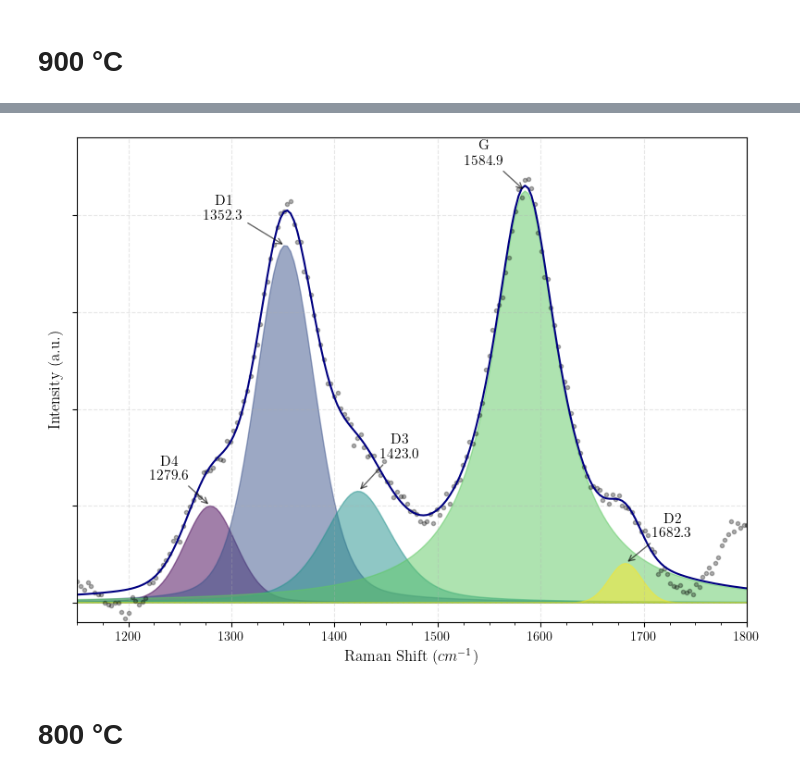
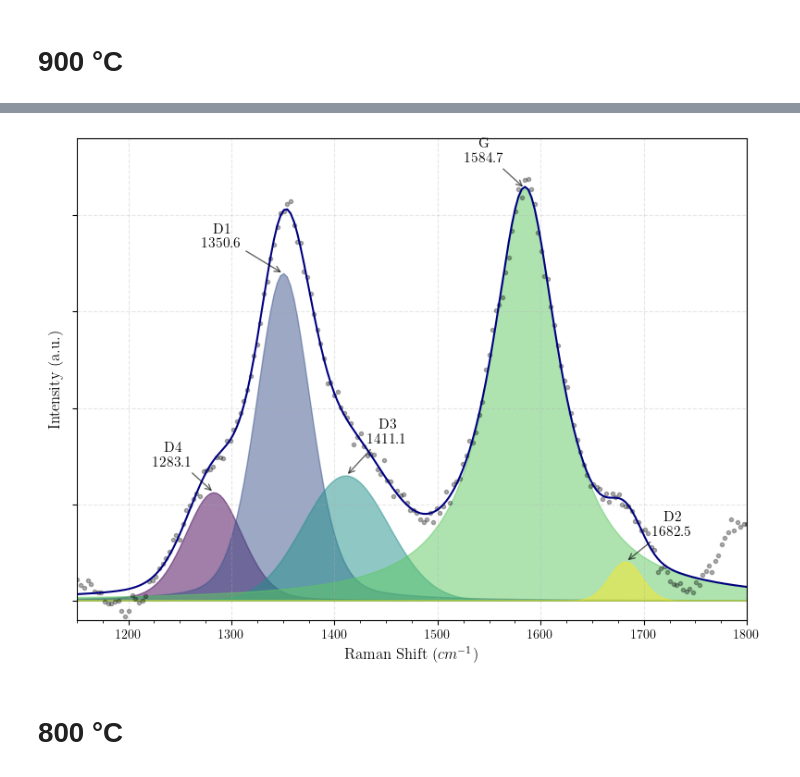
Before and after one commit to XXLutz13/Master_data, a Jupyter notebook: Raman/plotting_fit.ipynb, the cells around one changed output, grey strips where cells are left out. Drawn from its saved outputs; the diff is of its cells as text; code cells hidden in the pictures.

```diff
--- a/Raman/plotting_fit.ipynb
+++ b/Raman/plotting_fit.ipynb
@@ -59,49 +59,49 @@ for index, peak in enumerate(peaks):
 # ----------------------------------------------------------------------------------------------------------------
 # px1 = data_900['Raman shift'][data_900['Curve 1'].idxmax()]
 # py1 = data_900['Curve 1'][data_900['Curve 1'].idxmax()]
-px1 = 1279.5784
+px1 = 1283.075
 py1 = np.interp(px1, data_900['Raman shift'], data_900['Curve 1'])
 plt.annotate(f'D4\n{px1:.1f}', xy=(px1, py1),
             xytext=(px1-40, py1 + 250), ha='center', va='bottom',
             arrowprops=dict(arrowstyle='->', color='black', lw=1, alpha=0.6), fontsize=11, fontweight='bold')
 
-px2 = 1352.3254
+px2 = 1350.567
 py2 = np.interp(px2, data_900['Raman shift'], data_900['Curve 2'])
 plt.annotate(f'D1\n{px2:.1f}', xy=(px2, py2),
             xytext=(px2-60, py2 + 250), ha='center', va='bottom',
             arrowprops=dict(arrowstyle='->', color='black', lw=1, alpha=0.6), fontsize=11, fontweight='bold')
 
-px3 = 1423.0474
+px3 = 1411.133
 py3 = np.interp(px3, data_900['Raman shift'], data_900['Curve 3'])
 plt.annotate(f'D3\n{px3:.1f}', xy=(px3, py3),
             xytext=(px3+40, py3 + 320), ha='center', va='bottom',
             arrowprops=dict(arrowstyle='->', color='black', lw=1, alpha=0.6), fontsize=11, fontweight='bold')
 
-px4 = 1584.9426
+px4 = 1584.708
 py4 = np.interp(px4, data_900['Raman shift'], data_900['Curve 4'])
 plt.annotate(f'G\n{px4:.1f}', xy=(px4, py4),
             xytext=(px4-40, py4 + 250), ha='center', va='bottom',
             arrowprops=dict(arrowstyle='->', color='black', lw=1, alpha=0.6), fontsize=11, fontweight='bold')
 
-px5 = 1682.2999
+px5 = 1682.5198
 py5 = np.interp(px5, data_900['Raman shift'], data_900['Curve 5'])
 plt.annotate(f"D2\n{px5:.1f}", xy=(px5, py5),
             xytext=(px5+45, py5 + 250), ha='center', va='bottom',
             arrowprops=dict(arrowstyle='->', color='black', lw=1, alpha=0.6), fontsize=11, fontweight='bold')
 # ----------------------------------------------------------------------------------------------------------------
 
 ax.set_xlabel(r"Raman Shift ($cm^{-1}$)", fontsize=12)
 ax.set_ylabel(r"Intensity (a.u.)", fontsize=12)
 ax.set_yticklabels([])
 ax.set_xlim(1150, 1800)
 ax.set_ylim(-200, 4800)
 ax.xaxis.set_minor_locator(MultipleLocator(25))
 ax.grid(True, linestyle='--', alpha=0.3, zorder=1)
 plt.tight_layout()
 # plt.savefig(f'../Images/Raman/900_front_fit.pdf', dpi=500)
 plt.show()
 # %% [output]
-[figure, old version]
+[figure, new version]
 # %% [markdown]
 # 800 °C
 # %%
```
Also changed, not shown: parts of 1 cell of this notebook, 4 other files.
